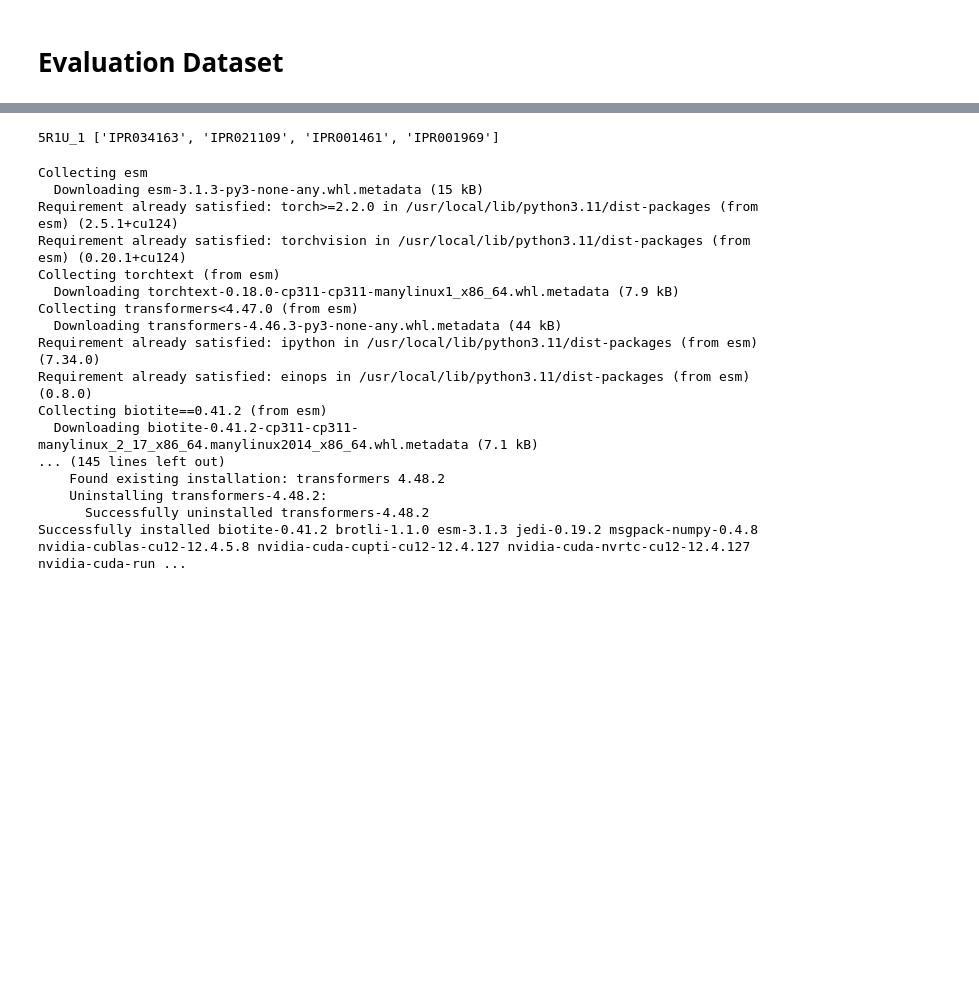
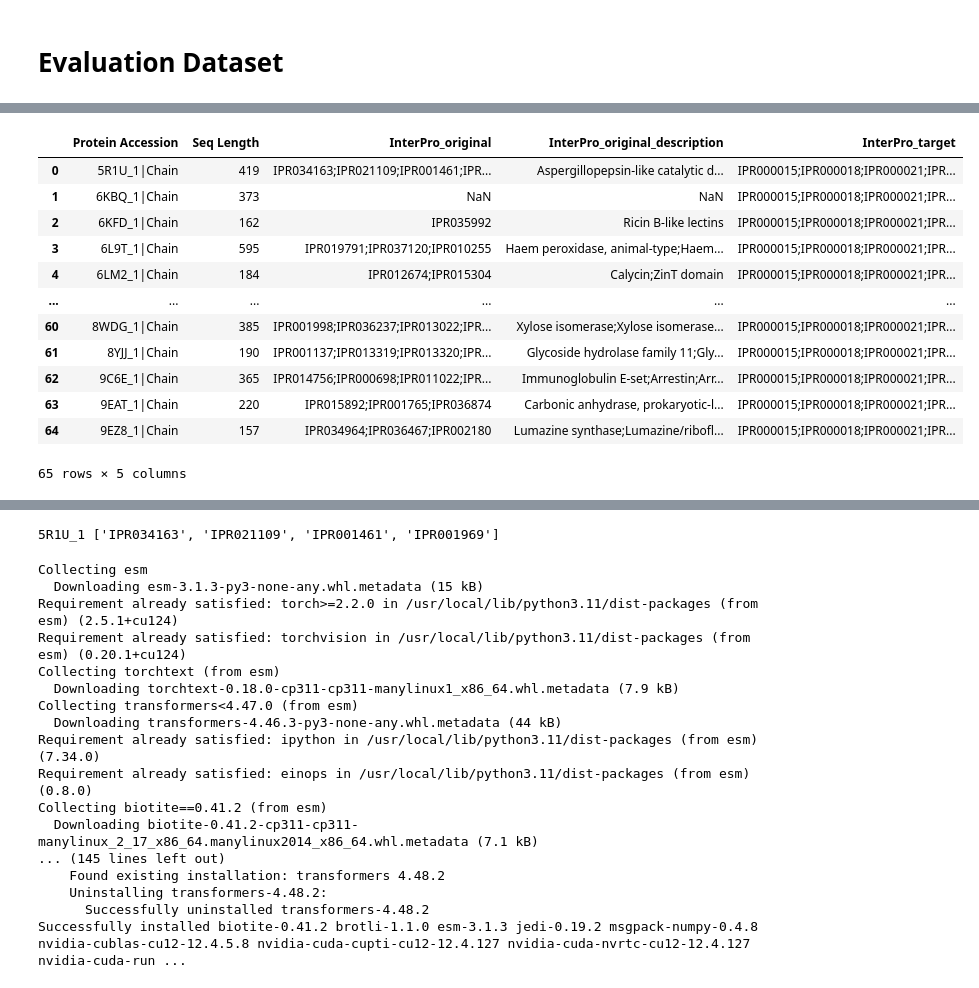
Before and after one commit to vihan-lakshman/mutagenic, a Jupyter notebook: masking_pipeline_new.ipynb, the cells around one changed output, grey strips where cells are left out. Saved outputs shown, nothing was run; the diff lists cells and outputs as text; code cells hidden in the pictures; blank space fills up the shorter version.

```diff
--- a/masking_pipeline_new.ipynb
+++ b/masking_pipeline_new.ipynb
@@ -36,18 +32,53 @@ esm3_test_df.columns = ["Protein Accession", "Seq Digest", "Seq Length", "Analys
 # %%
-# prompt: read in InterProDescriptions.tsv and for all rows with GO:0016020 in its value for 'GO Terms', add the value for that row's 'Accession' value as part of a growing string separated by a semicolon. Then set it as the variable list_of_membrane_terms. don't name it df. name it interpro_go_df
+if os.path.exists("/content/merged_data_noduplicates_new.csv"):
+  merged_df = pd.read_csv('/content/merged_data_noduplicates_new.csv')
+else:
+  esm3_test_df = pd.read_csv('/content/selectedrcsbpdb.tsv', sep='\t', header = None)
+
+  # Drop the last two columns
+  esm3_test_df = esm3_test_df.iloc[:, :-2]
+  esm3_test_df.columns = ["Protein Accession", "Seq Digest", "Seq Length", "Analysis", "Signature Accession", "Signature description", "Start location", "Stop location", "Score", "Status", "Date", "InterPro accession", "InterPro description"]
+
+  merged_df = esm3_test_df.groupby('Protein Accession').agg({
+      'Seq Length': 'first',
+      'InterPro accession': lambda x: ';'.join(x[x != '-'].unique()),
+      'InterPro description': lambda x: ';'.join(x[x != '-'].unique())
+  }).reset_index()
+
+  merged_df = merged_df.rename(columns={"InterPro accession": "InterPro_original", "InterPro description": "InterPro_original_description"})
+
 
 interpro_go_df = pd.read_csv('/content/InterProDescriptions.tsv', sep='\t')
 
 # Initialize an empty string to store the accessions
 list_of_membrane_terms = ""
 
 # Iterate through the DataFrame rows
 for index, row in interpro_go_df.iterrows():
     go_terms = row['GO Terms']
     if isinstance(go_terms, str) and "GO:0016020" in go_terms:  # Check if the value is a string and contains "GO:0016020"
         accession = row['Accession']
         if isinstance(accession, str):  # Check if the accession is a string
           if list_of_membrane_terms == "":
             list_of_membrane_terms = accession
           else:
             list_of_membrane_terms += ';' + accession
+
+# Add the new column
+merged_df['InterPro_target'] = [list_of_membrane_terms] * len(merged_df)
+df = merged_df
+df
+# %% [output]
+|  | Protein Accession | Seq Length | InterPro_original | InterPro_original_description | InterPro_target |
+| 0 | 5R1U_1|Chain | 419 | IPR034163;IPR021109;IPR001461;IPR... | Aspergillopepsin-like catalytic d... | IPR000015;IPR000018;IPR000021;IPR... |
+| 1 | 6KBQ_1|Chain | 373 | NaN | NaN | IPR000015;IPR000018;IPR000021;IPR... |
+| 2 | 6KFD_1|Chain | 162 | IPR035992 | Ricin B-like lectins | IPR000015;IPR000018;IPR000021;IPR... |
+| 3 | 6L9T_1|Chain | 595 | IPR019791;IPR037120;IPR010255 | Haem peroxidase, animal-type;Haem... | IPR000015;IPR000018;IPR000021;IPR... |
+| 4 | 6LM2_1|Chain | 184 | IPR012674;IPR015304 | Calycin;ZinT domain | IPR000015;IPR000018;IPR000021;IPR... |
+| ... | ... | ... | ... | ... | ... |
+| 60 | 8WDG_1|Chain | 385 | IPR001998;IPR036237;IPR013022;IPR... | Xylose isomerase;Xylose isomerase... | IPR000015;IPR000018;IPR000021;IPR... |
+| 61 | 8YJJ_1|Chain | 190 | IPR001137;IPR013319;IPR013320;IPR... | Glycoside hydrolase family 11;Gly... | IPR000015;IPR000018;IPR000021;IPR... |
+| 62 | 9C6E_1|Chain | 365 | IPR014756;IPR000698;IPR011022;IPR... | Immunoglobulin E-set;Arrestin;Arr... | IPR000015;IPR000018;IPR000021;IPR... |
+| 63 | 9EAT_1|Chain | 220 | IPR015892;IPR001765;IPR036874 | Carbonic anhydrase, prokaryotic-l... | IPR000015;IPR000018;IPR000021;IPR... |
+| 64 | 9EZ8_1|Chain | 157 | IPR034964;IPR036467;IPR002180 | Lumazine synthase;Lumazine/ribofl... | IPR000015;IPR000018;IPR000021;IPR... |
+65 rows × 5 columns
```
Also changed, not shown: parts of 12 cells of this notebook.
